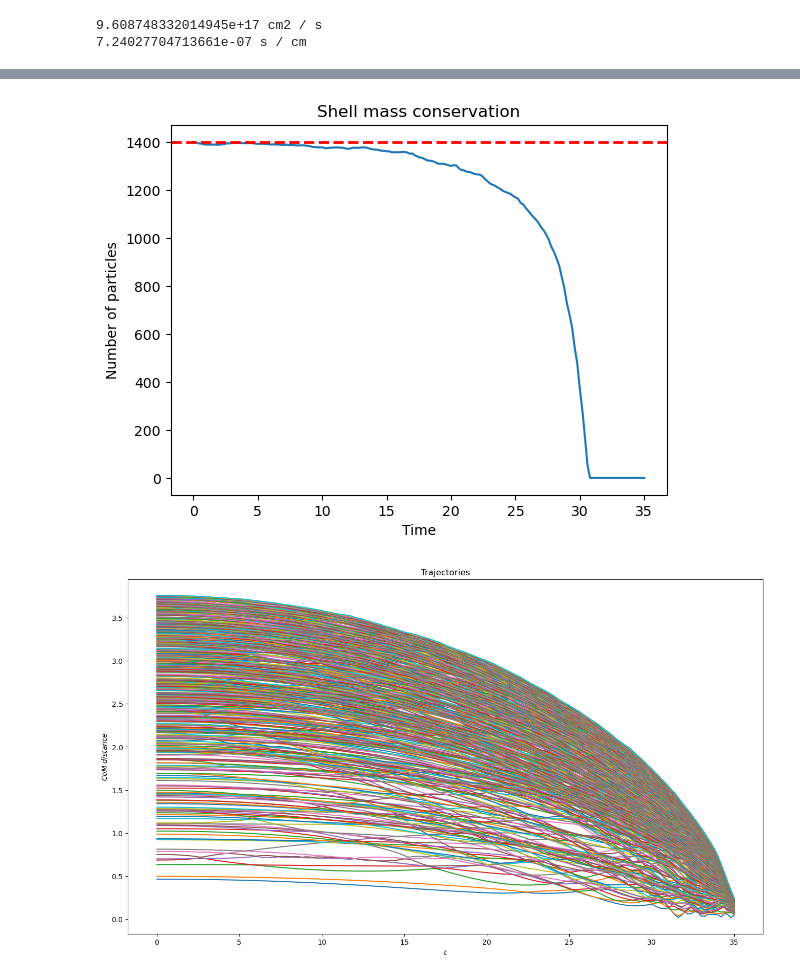
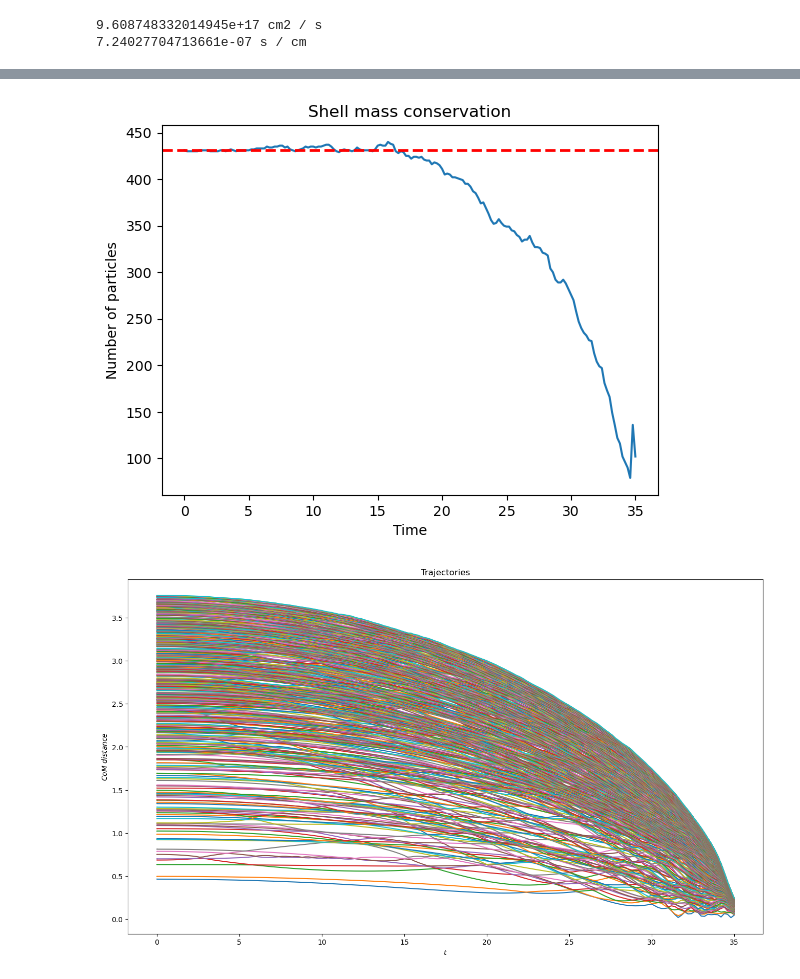
Before and after one commit to Federico-Fantoccoli/Dynamics-of-stellar-systems, a Jupyter notebook: Exp_3/Tree_collpase_analysis_Final.ipynb, the cells around one changed output, grey strips where cells are left out. Saved outputs shown, nothing was run; the diff lists cells and outputs as text; code cells hidden in the pictures.

```diff
--- a/Exp_3/Tree_collpase_analysis_Final.ipynb
+++ b/Exp_3/Tree_collpase_analysis_Final.ipynb
@@ -546,11 +546,10 @@ print(t_I_to_t_cgs)
 # FILE READING
 
 #----------------------------------------------------------------
-input_file_path = "Test_2/treecode_filein.txt"
-output_file_path = "Test_2/treecode_fileout.txt"
+#input_file_path = "Test_2/treecode_filein.txt"
+output_file_path = "2000/treecode_fileout.txt"
 
-snapshots = read_snapshots(input_file_path, output_file_path)
-print(len(snapshots))
+snapshots = read_snapshots(output_file_path)
 
 N = snapshots[0][0] # Number of particles
 #print(snapshots[1])#[0][2][11000:11100])
@@ -573,8 +572,5 @@ ax.set_xlabel('X Label')
 ax.set_ylabel('Y Label')
 ax.set_zlabel('Z Label')
 
-#ax.set_xlim(-1, 1)
-#ax.set_ylim(-1, 1)
-#ax.set_zlim(-1, 1)
 plt.show()
 # %% [output]
@@ -806,16 +718,14 @@ print(np.shape(part_dist_cm))
 # %%
 # HOMOLOGOUS COLLAPSE CHECK:
 M_tot = np.sum(snapshots[0][2])
-print(M_tot)
 
 # Study the mass at each radius interval to understand wheter the collapse is homologous or not
 r_max = np.max(particles_distance_cm[:,0])
 r_max_index = np.argmax(particles_distance_cm[:,0])
-print(r_max)
 
 r_max_o = r_max
 
-radius_intervals = np.linspace(0, r_max, len(time_stamp))
+radius_intervals = np.linspace(0, r_max, 1000)
 reverse_radius_intervals = radius_intervals[::-1]
 #print(radius_intervals)
 #print(reverse_radius_intervals)
@@ -882,7 +790,7 @@ for i in range(1,2000):
     time_stamp_plot = []
 
     # To avoid to give time_stamps out of the interpolation
-    # range... It's possible that with the cahnge of variable
+    # range... It's possible that with the change of variable
     # It will not be necessary
 
     for j in range(len(time_stamp)):
@@ -890,7 +798,7 @@ for i in range(1,2000):
 
     last_index = np.argmax(time_stamp_plot)
 
-    tot_diff = np.sum(np.abs(np.diff(f(time_stamp_plot[1:]) - particles_distance_cm[i,:last_index])))
+    tot_diff = np.sum(np.abs(np.diff(f(time_stamp_plot[:collapse_index-2]) - particles_distance_cm[i,:last_index])))
     differences.append(tot_diff)
 
     if (differences[i-1] <= 0.3):
@@ -944,11 +841,12 @@ print(particles_distance_cm[:,2])
 # MASS CHECK FOR EACH SHELL
 
 # Choose the number of the cell
-r_shell_max = particles_distance_cm[1500,0]
-r_shell_min = particles_distance_cm[100,0]
+r_shell_min = 8.
+r_shell_max = 9.
 
-r_int_max = np.linspace(0, r_shell_max, len(time_stamp))
-r_int_min = np.linspace(0, r_shell_min, len(time_stamp))
+
+r_int_max = np.linspace(0, r_shell_max, 1000)
+r_int_min = np.linspace(0, r_shell_min, 1000)
 
 rev_r_int_max = r_int_max[::-1]
 rev_r_int_min = r_int_min[::-1]
@@ -956,7 +854,7 @@ rev_r_int_min = r_int_min[::-1]
 t_of_radius_max = []
 t_of_radius_min = []
 
-rho = M_tot / (4/3 * np.pi * 10.**3)
+rho = M_tot / (4/3 * np.pi * (10.)**3)
 
 func = lambda x: -(3 / (8*np.pi * rho))**0.5 * ((x**0.5) / (1 - x)**0.5)
 
@@ -974,51 +872,56 @@ for r in rev_r_int_min:
     if r == r_shell_min:
         t_of_radius_min.append(0)
 
-    else: t_of_radius_min.append(scipy.integrate.quad(func, 1, r/r_shell_max)[0])
+    else: t_of_radius_min.append(scipy.integrate.quad(func, 1, r/r_shell_min)[0])
 
 f_min = scipy.interpolate.interp1d(t_of_radius_min, rev_r_int_min)
 
 # Try to find if the mass on a shell is conserved during the time
 # It would mean an homologous collapse!
 
-inside_shell = np.zeros(len(time_stamp[1:collapse_index]))
+time_stamp_plot = []
 
-t = 1
-for i in time_stamp[1:collapse_index]:
+for j in range(len(time_stamp)):
+    if time_stamp[j] <= t_of_radius_min[-1] and time_stamp[j] <= t_of_radius_max[-1] : time_stamp_plot.append(time_stamp[j])
+
+inside_shell = np.zeros(len(time_stamp_plot))
+
+t = 0
+for i in time_stamp_plot:
 
     for j in range(N):
-        if particles_distance_cm[j,t] <= f_max(i) and particles_distance_cm[j,t] > f_min(i):
-            inside_shell[t-1] += 1
+        if particles_distance_cm[j,t] <= f_max(i) and particles_distance_cm[j,t] >= f_min(i):
+            inside_shell[t] += 1
     t += 1
 
 shell_mass = inside_shell * 1/N
 
 Mass_diff = []
 
-for i in range(len(time_stamp[1:collapse_index])):
+for i in range(len(time_stamp_plot)):
     Mass_diff.append(shell_mass[i])
 
-plt.plot(time_stamp[1:collapse_index], inside_shell, label = 'Evolution')
+plt.plot(time_stamp_plot, inside_shell, label = 'Evolution')
 plt.axhline(inside_shell[0], lw = 2, ls ='--', c = 'r', label = 'Initial mass')
 plt.title('Shell mass conservation')
 plt.ylabel('Number of particles')
 plt.xlabel('Time')
 plt.show()
 
 #fig, ax = plt.subplots(1,2, figsize=(14,8))
 #ax[0].scatter([:collapse_index], )
 #ax[1].scatter(radius_stamp[:collapse_index], particle_counter[:collapse_index, 0])
 #ax[0].set_xlabel('Radius')
 #ax[0].set_ylabel('Number of particles')
 #plt.show()
 
 #plt.scatter(time_stamp[:collapse_index], particle_counter[0, :collapse_index])
 #plt.scatter(time_stamp[:collapse_index], particle_counter[46, :collapse_index])
 #plt.scatter(time_stamp[:collapse_index], particle_counter[42, :collapse_index])
 #plt.scatter(time_stamp[:collapse_index], particle_counter[25, :collapse_index])
 #plt.show()
 # %% [output]
-[figure, old version]
+[figure, new version]
 # %%
 fig, ax = plt.subplots(figsize=(16,9))
 
```
Also changed, not shown: parts of 12 cells of this notebook.
